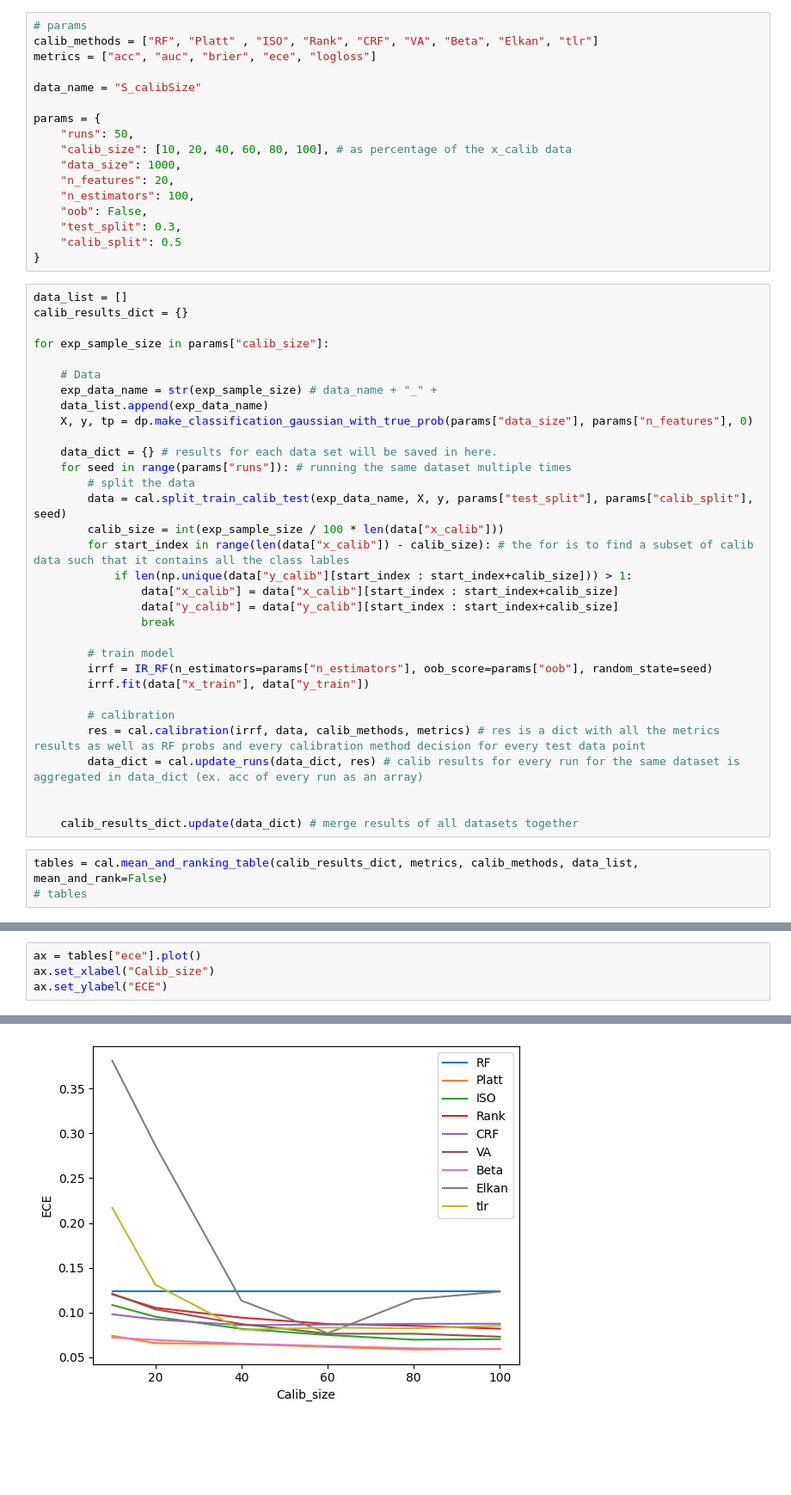
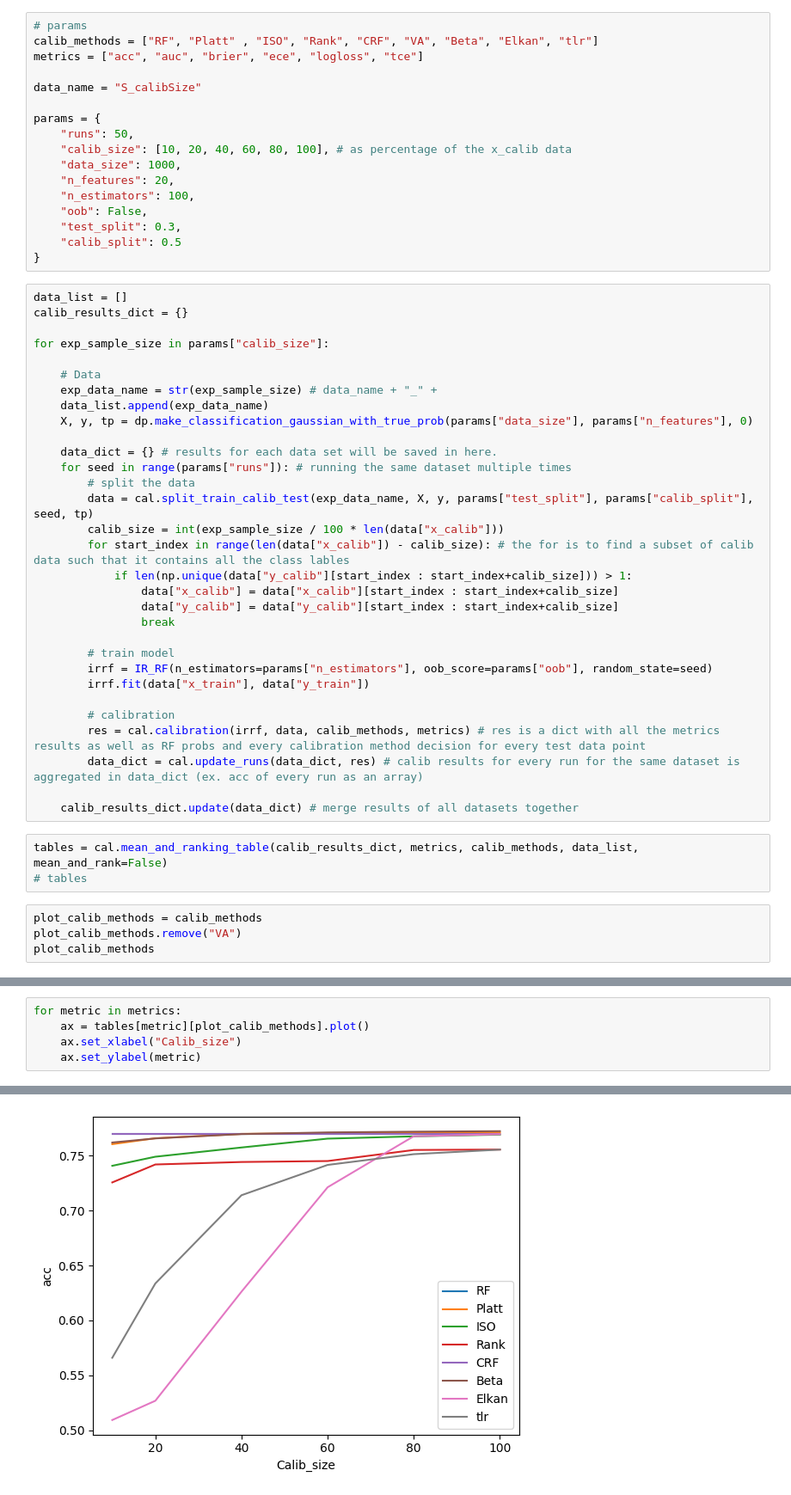
Before and after one commit to mhshaker/RF_ranking_calibration, a Jupyter notebook: Experiments/Data manipulation/1_sample_size_s_data.ipynb, the cells around one changed output, grey strips where cells are left out. Shown at 86% size. Saved outputs shown, nothing was run; the diff lists cells and outputs as text; blank space fills up the shorter version.

```diff
--- a/Experiments/Data manipulation/1_sample_size_s_data.ipynb
+++ b/Experiments/Data manipulation/1_sample_size_s_data.ipynb
@@ -15,7 +15,7 @@ from estimators.IR_RF_estimator import IR_RF
 # %%
 # params
 calib_methods = ["RF", "Platt" , "ISO", "Rank", "CRF", "VA", "Beta", "Elkan", "tlr"]
-metrics = ["acc", "auc", "brier", "ece", "logloss"]
+metrics = ["acc", "auc", "brier", "ece", "logloss", "tce"]
 
 data_name = "S_calibSize"
 
@@ -43,7 +43,7 @@ for exp_sample_size in params["calib_size"]:
     data_dict = {} # results for each data set will be saved in here.
     for seed in range(params["runs"]): # running the same dataset multiple times
         # split the data
-        data = cal.split_train_calib_test(exp_data_name, X, y, params["test_split"], params["calib_split"], seed)
+        data = cal.split_train_calib_test(exp_data_name, X, y, params["test_split"], params["calib_split"], seed, tp)
         calib_size = int(exp_sample_size / 100 * len(data["x_calib"]))
         for start_index in range(len(data["x_calib"]) - calib_size): # the for is to find a subset of calib data such that it contains all the class lables
             if len(np.unique(data["y_calib"][start_index : start_index+calib_size])) > 1:
@@ -59,8 +59,11 @@ for exp_sample_size in params["calib_size"]:
         res = cal.calibration(irrf, data, calib_methods, metrics) # res is a dict with all the metrics results as well as RF probs and every calibration method decision for every test data point
         data_dict = cal.update_runs(data_dict, res) # calib results for every run for the same dataset is aggregated in data_dict (ex. acc of every run as an array)
 
-
     calib_results_dict.update(data_dict) # merge results of all datasets together
 # %%
 tables = cal.mean_and_ranking_table(calib_results_dict, metrics, calib_methods, data_list, mean_and_rank=False)
 # tables
+# %%
+plot_calib_methods = calib_methods
+plot_calib_methods.remove("VA")
+plot_calib_methods
@@ -67,5 +72,6 @@ tables = cal.mean_and_ranking_table(calib_results_dict, metrics, calib_methods,
 # %%
-ax = tables["ece"].plot()
-ax.set_xlabel("Calib_size")
-ax.set_ylabel("ECE")
+for metric in metrics:
+    ax = tables[metric][plot_calib_methods].plot()
+    ax.set_xlabel("Calib_size")
+    ax.set_ylabel(metric)
 # %% [output]
@@ -73 +78 @@ Text(0, 0.5, 'ECE')
-[figure, old version]
+[figure, new version]
```
Also changed, not shown: parts of 3 cells of this notebook, 13 other files.
